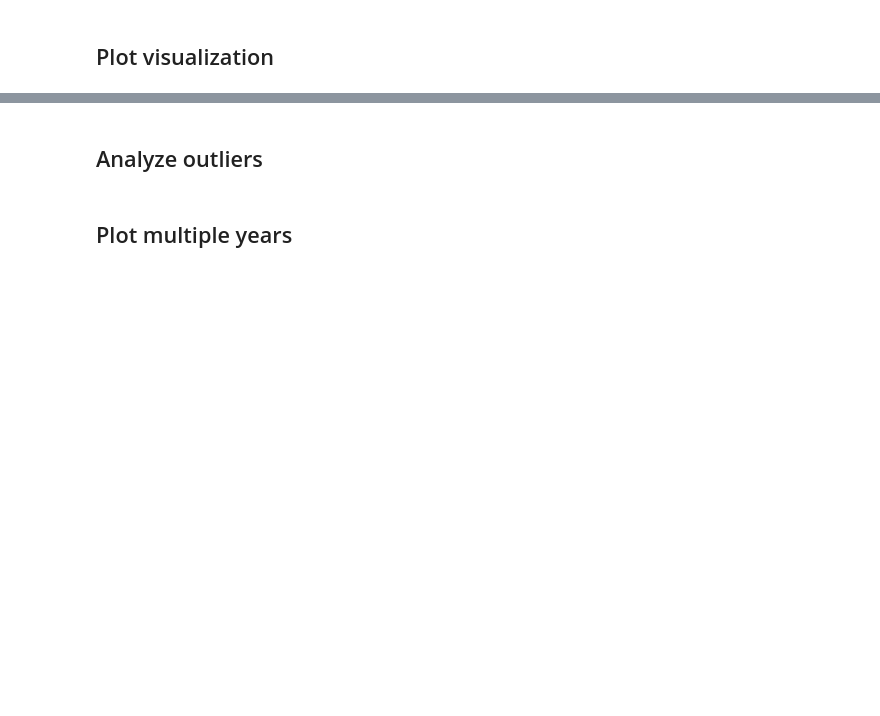
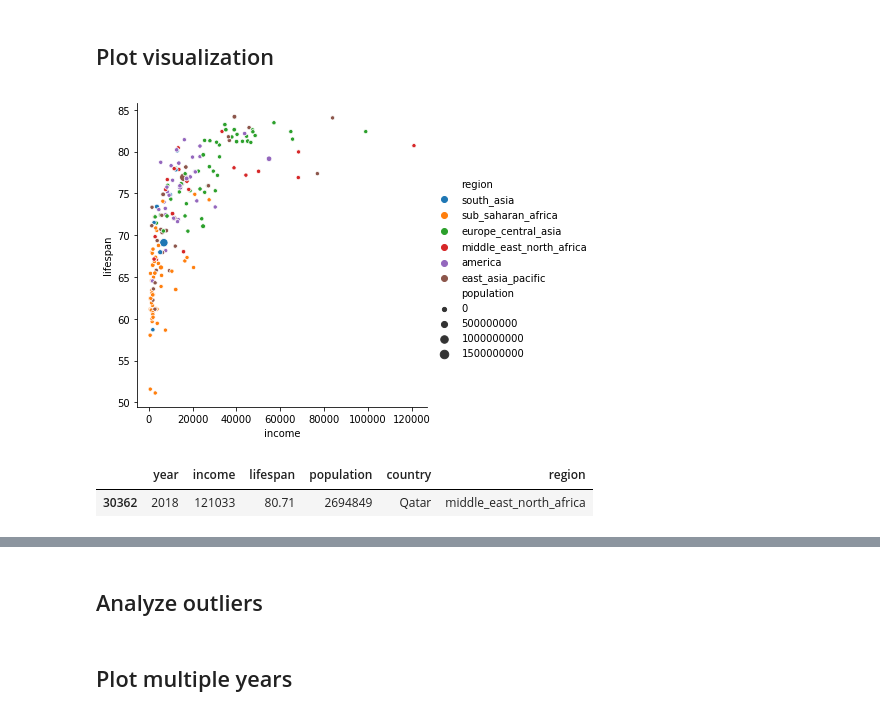
Before and after one commit to HeyLaxmi/DS-Unit-1-Sprint-1-Dealing-With-Data, a Jupyter notebook: Copy_of_LS_DS_124_Sequence_your_narrative.ipynb, the cells around one changed output, grey strips where cells are left out. Drawn from its saved outputs; the diff is of its cells as text; code cells hidden in the pictures; blank space fills up the shorter version.

```diff
--- a/Copy_of_LS_DS_124_Sequence_your_narrative.ipynb
+++ b/Copy_of_LS_DS_124_Sequence_your_narrative.ipynb
@@ -151,0 +180,7 @@ https://github.com/pandas-dev/pandas/blob/master/doc/cheatsheet/Pandas_Cheat_She
+# %%
+entities_variables = ['country', 'name', 'world_6region']
+
+entities = entities[entities_variables]
+
+print(entities.shape)
+entities.head()
@@ -151,0 +195,4 @@ https://github.com/pandas-dev/pandas/blob/master/doc/cheatsheet/Pandas_Cheat_She
+# %%
+merged = pd.merge(df, entities, left_on='geo', right_on='country')
+print(merged.shape)
+merged.head()
@@ -151,0 +207,2 @@ https://github.com/pandas-dev/pandas/blob/master/doc/cheatsheet/Pandas_Cheat_She
+# %%
+merged = merged.drop(['geo', 'country'], axis='columns')
@@ -151,0 +218,11 @@ https://github.com/pandas-dev/pandas/blob/master/doc/cheatsheet/Pandas_Cheat_She
+# %%
+merged = merged.rename(columns = {
+    'time': 'year',
+    'income_per_person_gdppercapita_ppp_inflation_adjusted': 'income',
+    'life_expectancy_years': 'lifespan',
+    'population_total': 'population',
+    'name': 'country',
+    'world_6region': 'region'
+})
+
+merged.head()
@@ -154,2 +313,16 @@ https://github.com/pandas-dev/pandas/blob/master/doc/cheatsheet/Pandas_Cheat_She
 # %% [markdown]
 ## Plot visualization
+# %%
+import seaborn as sns
+
+now = merged[merged['year'] == 2018]
+
+sns.relplot(x='income', y='lifespan', hue='region', size='population', data=now);
+# %% [output]
+[figure, added]
+# %%
+qatar_now = now[(now.income > 80000) & (now.country == 'Qatar')].sort_values(by='income')
+qatar_now
+# %% [output]
+|  | year | income | lifespan | population | country | region |
+| 30362 | 2018 | 121033 | 80.71 | 2694849 | Qatar | middle_east_north_africa |
```
Also changed, not shown: parts of 16 cells of this notebook.
